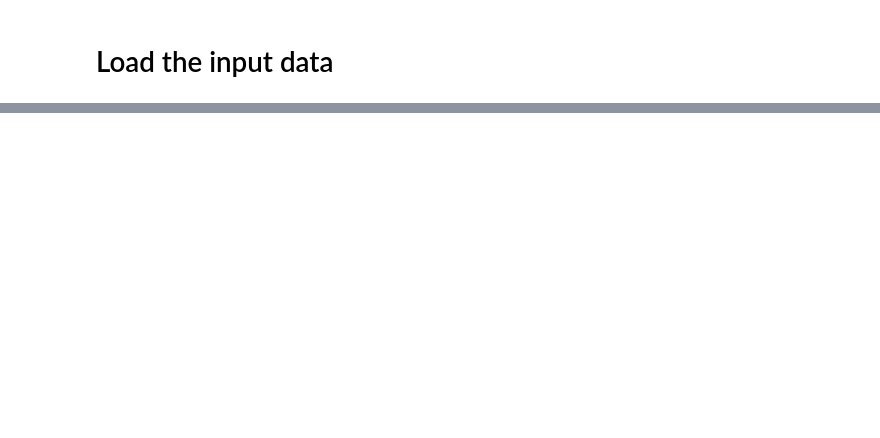
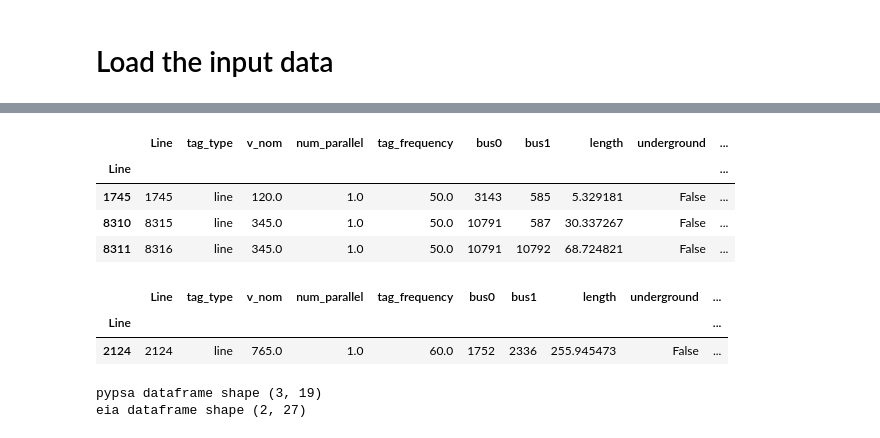
Before and after one commit to open-energy-transition/geothermal-modelling, a Jupyter notebook: analysis/notebooks/network_comparison.ipynb, the cells around one changed output, grey strips where cells are left out. Cells and saved outputs as stored; diff of their text form; code cells hidden in the pictures; blank space fills up the shorter version.

```diff
--- a/analysis/notebooks/network_comparison.ipynb
+++ b/analysis/notebooks/network_comparison.ipynb
@@ -445,0 +135,7 @@ base_network_pypsa_earth.lines.head(2)
+# %%
+ipm_region_0_val = "WECC_NNV" #"WECC_ID"
+ipm_region_1_val = "WECC_PNW" #"WECC_UT"
+#state_0_val = "US-AR"
+#state_1_val = "US-LA"
+query_string_ipm = "(ipm_region_0 == @ipm_region_0_val & ipm_region_1 == @ipm_region_1_val) | (ipm_region_0 == @ipm_region_1_val & ipm_region_1 == @ipm_region_0_val)"
+#query_string_gadm = "state_0 == @state_0_val & state_1 == @state_1_val"
@@ -445,0 +167,15 @@ base_network_pypsa_earth.lines.head(2)
+# %%
+base_network_pypsa_earth_modified.lines.query(query_string_ipm)
+#base_network_pypsa_earth_modified.lines.query(query_string_gadm).head(10)
+# %% [output]
+|  | Line | tag_type | v_nom | num_parallel | tag_frequency | bus0 | bus1 | length | underground | ... |
+| Line |  |  |  |  |  |  |  |  |  | ... |
+| 1745 | 1745 | line | 120.0 | 1.0 | 50.0 | 3143 | 585 | 5.329181 | False | ... |
+| 8310 | 8315 | line | 345.0 | 1.0 | 50.0 | 10791 | 587 | 30.337267 | False | ... |
+| 8311 | 8316 | line | 345.0 | 1.0 | 50.0 | 10791 | 10792 | 68.724821 | False | ... |
+# %%
+base_network_pypsa_earth_modified.lines.query("v_nom == 765").head(1)
+# %% [output]
+|  | Line | tag_type | v_nom | num_parallel | tag_frequency | bus0 | bus1 | length | underground | ... |
+| Line |  |  |  |  |  |  |  |  |  | ... |
+| 2124 | 2124 | line | 765.0 | 1.0 | 60.0 | 1752 | 2336 | 255.945473 | False | ... |
@@ -445,0 +212,7 @@ base_network_pypsa_earth.lines.head(2)
+# %%
+pypsa_html_path = pathlib.Path("html_map", "osm_clean_{}_to_{}.html".format(ipm_region_0_val, ipm_region_1_val))
+eia_html_path = pathlib.Path("html_map", "eia_{}_to_{}.html".format(ipm_region_0_val, ipm_region_1_val))
+plot_interactive(osm_lines_clean_modified, eia_base_network_modified, ipm_region_0_val, ipm_region_1_val, "line_id", pypsa_html_path, eia_html_path)
+# %% [output]
+pypsa dataframe shape (3, 19)
+eia dataframe shape (2, 27)
```
Also changed, not shown: parts of 142 cells of this notebook, 1 other file.
